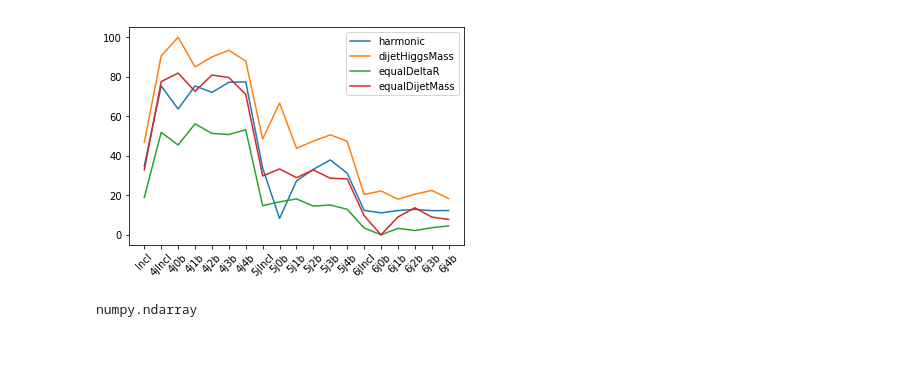
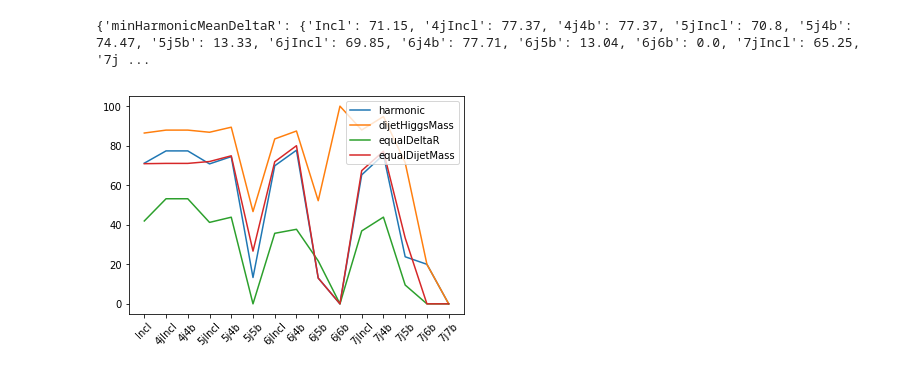
Before and after one commit to btannenw/CMS_machineLearning, a Jupyter notebook: diHiggsMLProject/testSamples_10k/higgsReconstructionAlgorithms.ipynb, the cells around one changed output. Saved outputs shown, nothing was run; the diff lists cells and outputs as text; code cells hidden in the pictures.

```diff
--- a/diHiggsMLProject/testSamples_10k/higgsReconstructionAlgorithms.ipynb
+++ b/diHiggsMLProject/testSamples_10k/higgsReconstructionAlgorithms.ipynb
@@ -449,8 +471,9 @@ variableCategoryDict = {'All':[], 'Matchable':[], 'Best':[], 'Best+Matchable':[]
 cutflowDict = { 'All':0, 'Matchable':0, 'Fully Matched':0, '>= 1 Pair Matched':0}
 jetTagCategories = ['Incl',
                     '4jIncl', '4j0b', '4j1b', '4j2b', '4j3b', '4j4b',
-                    '5jIncl', '5j0b', '5j1b', '5j2b', '5j3b', '5j4b',
-                    '6jIncl', '6j0b', '6j1b', '6j2b', '6j3b', '6j4b']
+                    '5jIncl', '5j0b', '5j1b', '5j2b', '5j3b', '5j4b', '5j5b',
+                    '6jIncl', '6j0b', '6j1b', '6j2b', '6j3b', '6j4b', '6j5b', '6j6b',
+                    '7jIncl', '7j0b', '7j1b', '7j2b', '7j3b', '7j4b', '7j5b', '7j6b', '7j7b']
 
 
 plottingData = {algorithm:copy.deepcopy(variableCategoryDict) for algorithm in pairingAlgorithms}
@@ -475,11 +498,12 @@ for iEvt in range(0,delphes_hh.fEntries):
         continue
 
     # *** 2. Get jet reco information
-    nJets, nBTags, jetIndices = returnNumberAndListOfJetIndicesPassingCuts(l_jetPt[iEvt], l_jetEta[iEvt], l_jetBTag[iEvt], minJetPt, maxJetAbsEta)
+    nJets, nBTags, jetIndices = returnNumberAndListOfJetIndicesPassingCuts(l_jetPt[iEvt], l_jetEta[iEvt], l_jetBTag[iEvt], minJetPt, maxJetAbsEta, _requireTags=True, _ptOrdered=True)
     nJetsPerEvent.append(nJets)
     nBTagsPerEvent.append(nBTags)
 
-    if nJets < 4: continue
+    #if nJets < 4: continue
+    if len(jetIndices) < 4: continue
     countEvents( eventCounterDict, 'All', nJets, nBTags )
 
     # *** 3. Do some quark-to-jet truth matching
@@ -641,29 +688,41 @@ eff_equalDijetMass = [fullDict['equalDijetMass'][tagEff] for tagEff in fullDict[
 # %%
-xvals = np.arange(19)
-y_harmonic = np.array(eff_harmonic)
-y_dijetHiggsMass = np.array(eff_dijetHiggsMass)
-y_equalDeltaR = np.array(eff_equalDeltaR)
-y_equalDijetMass = np.array(eff_equalDijetMass)
+fullDict, oneDict = listOfEfficiencesForAlgorithm(eventCounterDict)
+print (fullDict)
+np.arange(19)
+for algo in fullDict:
+    labels_allB = [tagEff for tagEff in fullDict[algo]]
+    eff    = [fullDict[algo][tagEff] for tagEff in fullDict[algo]]
+    #print (algo)
+    #print (labels)
+    #print (eff)
 
-plt.xticks(range(19), labels, rotation=45)
+eff_harmonic_allB = [fullDict['minHarmonicMeanDeltaR'][tagEff] for tagEff in fullDict['minHarmonicMeanDeltaR']]
+eff_dijetHiggsMass_allB = [fullDict['closestDijetMassesToHiggs'][tagEff] for tagEff in fullDict['closestDijetMassesToHiggs']]
+eff_equalDeltaR_allB = [fullDict['equalDeltaR'][tagEff] for tagEff in fullDict['equalDeltaR']]
+eff_equalDijetMass_allB = [fullDict['equalDijetMass'][tagEff] for tagEff in fullDict['equalDijetMass']]
+
+xvals_allB = np.arange(len(labels_allB))
+y_harmonic_allB = np.array(eff_harmonic_allB)
+y_dijetHiggsMass_allB = np.array(eff_dijetHiggsMass_allB)
+y_equalDeltaR_allB = np.array(eff_equalDeltaR_allB)
+y_equalDijetMass_allB = np.array(eff_equalDijetMass_allB)
+
+plt.xticks(range(len(labels_allB)), labels_allB, rotation=45)
 #plt.xticks(yvals1, alpha=t, normed=_normed, label= iLabel+' Events')
-plt.plot(xvals, y_harmonic, label='harmonic')
-plt.plot(xvals, y_dijetHiggsMass, label='dijetHiggsMass')
-plt.plot(xvals, y_equalDeltaR, label='equalDeltaR')
-plt.plot(xvals, y_equalDijetMass, label='equalDijetMass')
+plt.plot(xvals_allB, y_harmonic_allB, label='harmonic')
+plt.plot(xvals_allB, y_dijetHiggsMass_allB, label='dijetHiggsMass')
+plt.plot(xvals_allB, y_equalDeltaR_allB, label='equalDeltaR')
+plt.plot(xvals_allB, y_equalDijetMass_allB, label='equalDijetMass')
 
 plt.legend(loc='upper right')
 
 # store figure copy for later saving
 fig = plt.gcf()
 
 # draw interactively
 plt.show()
 
-fig.savefig( 'algoEfficiencyAsFtnOfJetTag.png' )
+fig.savefig( 'algoEfficiencyAsFtnOfJetTag_allBtags.png' )
 # %% [output]
+{'minHarmonicMeanDeltaR': {'Incl': 71.15, '4jIncl': 77.37, '4j4b': 77.37, '5jIncl': 70.8, '5j4b': 74.47, '5j5b': 13.33, '6jIncl': 69.85, '6j4b': 77.71, '6j5b': 13.04, '6j6b': 0.0, '7jIncl': 65.25, '7j ...
-[figure, old version]
+[figure, new version]
-# %%
-type(xvals)
-# %% [output]
-numpy.ndarray
```
Also changed, not shown: parts of 8 cells of this notebook, 2 other files.
